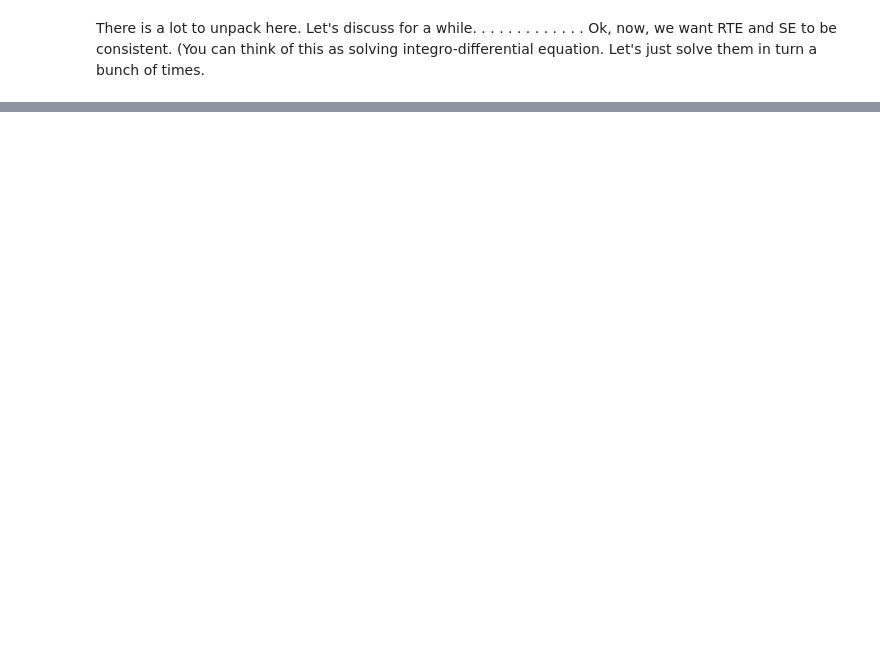
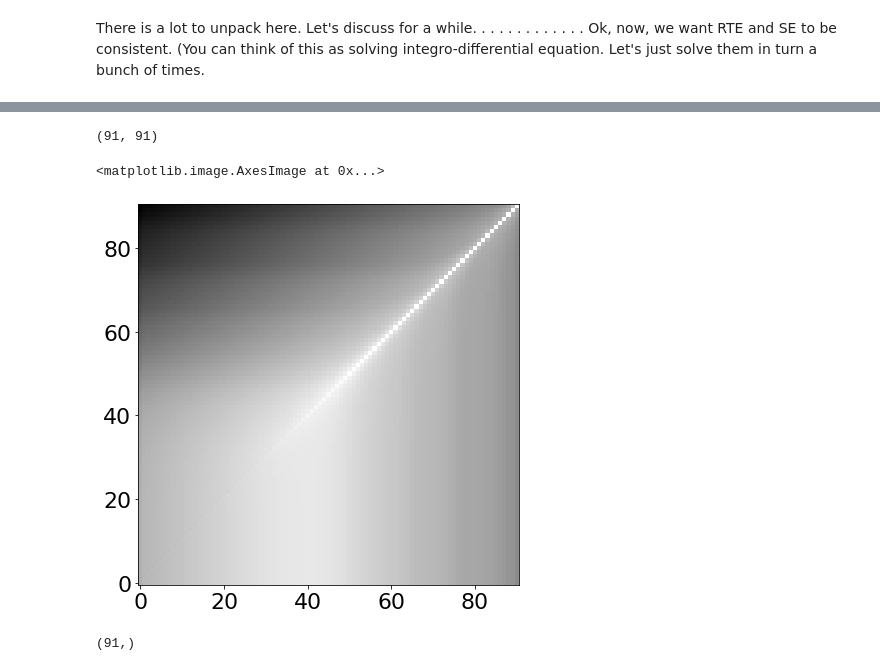
Before and after one commit to ivanzmilic/2lvl_nlte, a Jupyter notebook: 2LVL_NLTE.ipynb, the cells around one changed output, grey strips where cells are left out. Saved outputs shown, nothing was run; the diff lists cells and outputs as text; code cells hidden in the pictures; blank space fills up the shorter version.

```diff
--- a/2LVL_NLTE.ipynb
+++ b/2LVL_NLTE.ipynb
@@ -213,0 +260,19 @@ plt.tight_layout()
+# %%
+# Calculate the full lambda operator
+LL = calc_lambda_full(tau*line_ratio,mu,wmu,profile,wx)
+LL.shape
+# %% [output]
+(91, 91)
+# %%
+plt.figure(figsize=[10,7])
+plt.imshow(np.log10(LL),origin='lower',cmap='gray')
+# %% [output]
+<matplotlib.image.AxesImage at 0x...>
+[figure, added]
+# %%
+A = (np.eye(ND) - (1.-eps)*LL)
+b = eps * B
+S = np.linalg.solve(A,b)
+S.shape
+# %% [output]
+(91,)
```
Also changed, not shown: parts of 14 cells of this notebook.
